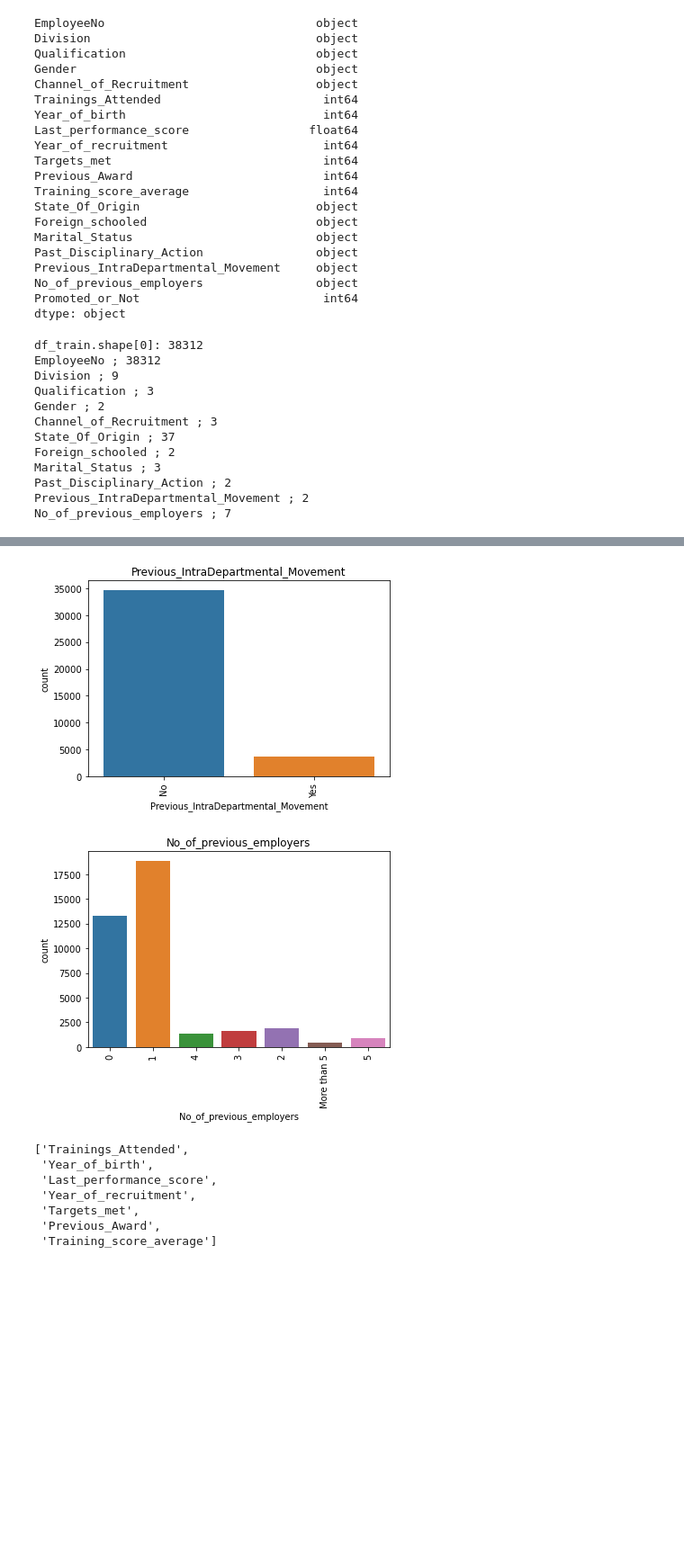
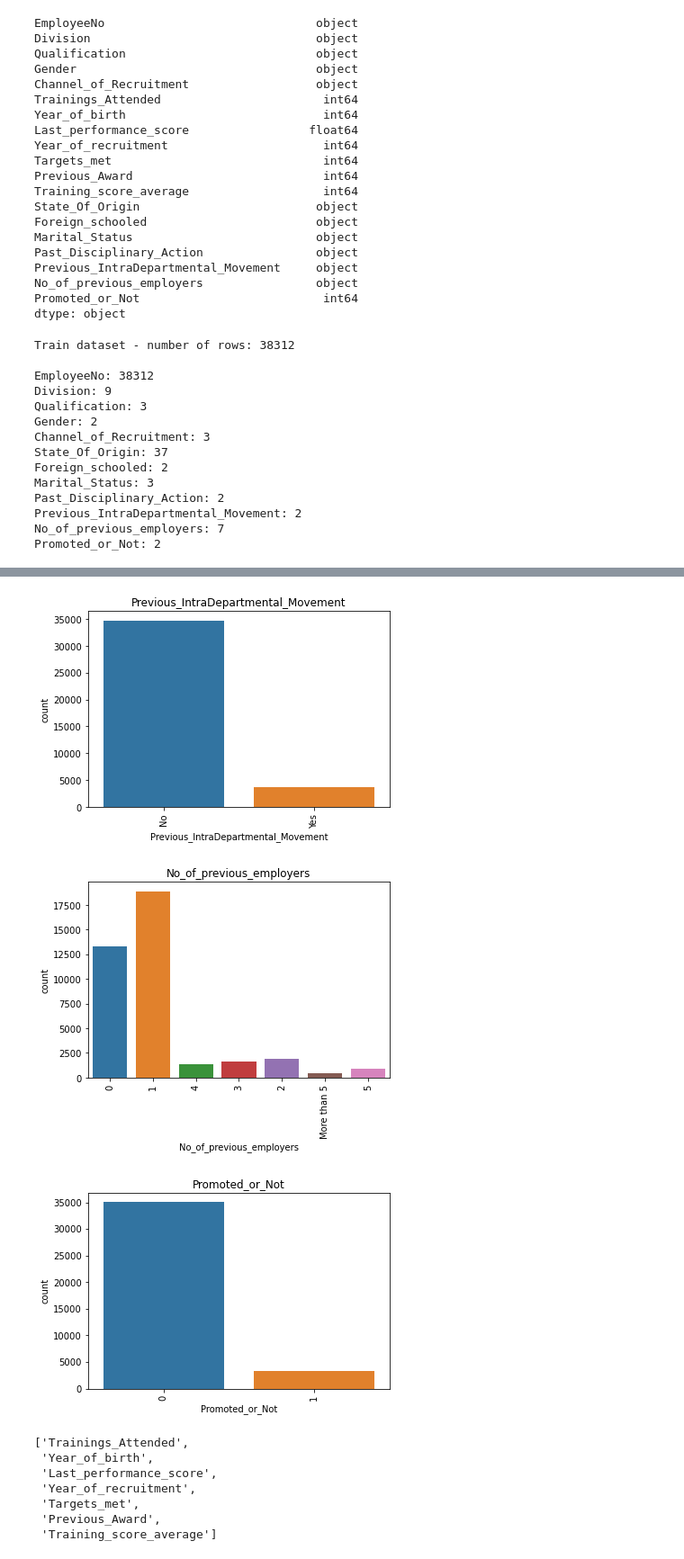
Before and after one commit to tizycki/intercampusai2019, a Jupyter notebook: experiment_path.ipynb, the cells around one changed output, grey strips where cells are left out. Shown at 90% size. Drawn from its saved outputs; the diff is of its cells as text; code cells hidden in the pictures; blank space fills up the shorter version.

```diff
--- a/experiment_path.ipynb
+++ b/experiment_path.ipynb
@@ -76,46 +92,51 @@ dtype: object
 # Analyse distribution of categorical features
 
 cat_cols = df_train.dtypes[df_train.dtypes == 'object']
+target_col = 'Promoted_or_Not'
 
-print('df_train.shape[0]:', df_train.shape[0])
-for col in cat_cols.index:
-    print(col, ';', df_train[col].value_counts().shape[0])
+print('Train dataset - number of rows: {}\n'.format(df_train.shape[0]))
+
+for col in cat_cols.index.tolist() + [target_col]:
+    print(f'{col}: {df_train[col].value_counts().shape[0]}', )
 # %% [output]
-df_train.shape[0]: 38312
-EmployeeNo ; 38312
-Division ; 9
-Qualification ; 3
-Gender ; 2
-Channel_of_Recruitment ; 3
-State_Of_Origin ; 37
-Foreign_schooled ; 2
-Marital_Status ; 3
-Past_Disciplinary_Action ; 2
-Previous_IntraDepartmental_Movement ; 2
-No_of_previous_employers ; 7
+Train dataset - number of rows: 38312
+
+EmployeeNo: 38312
+Division: 9
+Qualification: 3
+Gender: 2
+Channel_of_Recruitment: 3
+State_Of_Origin: 37
+Foreign_schooled: 2
+Marital_Status: 3
+Past_Disciplinary_Action: 2
+Previous_IntraDepartmental_Movement: 2
+No_of_previous_employers: 7
+Promoted_or_Not: 2
 # %%
 # Visualization of categorical features' distribution
 
 import seaborn as sb
 import matplotlib.pyplot as plt
 
-for col in cat_cols.index:
+for col in cat_cols.index.tolist() + [target_col]:
     if col != 'EmployeeNo':
         plt.figure()
         plot = sb.countplot(x=col, data=df_train)
         plot.set_title(col)
         plot.set_xticklabels(plot.get_xticklabels(), rotation=90)
 # %% [output]
 [figure]
 [figure]
 [figure]
 [figure]
 [figure]
 [figure]
 [figure]
 [figure]
 [figure]
 [figure]
+[figure, added]
 # %%
 # Pipeline feature config
 
```
Also changed, not shown: parts of 24 cells of this notebook, 1 other file.
